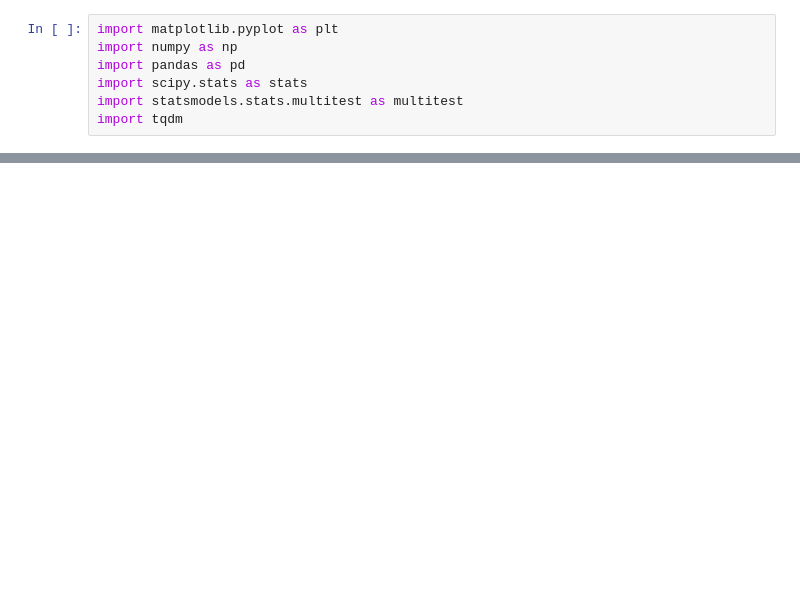
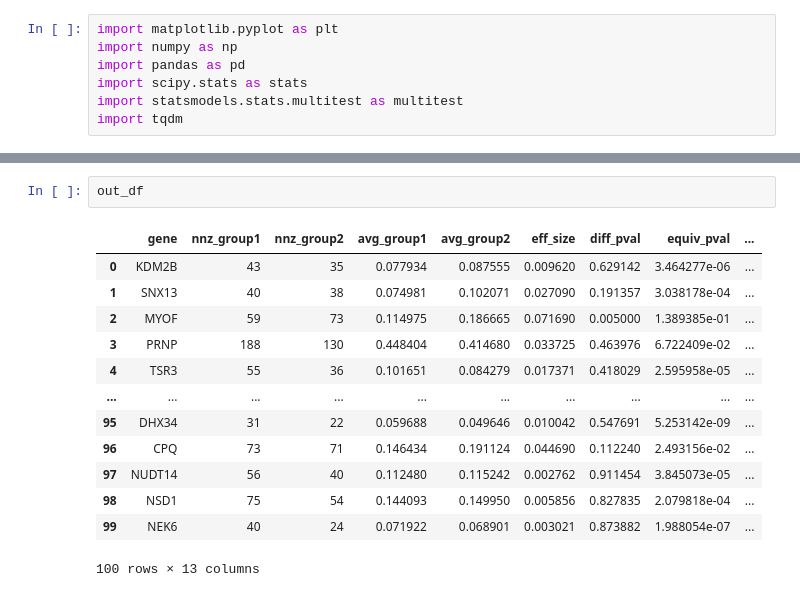
Before and after one commit to juliaolivieri/equivalence_testing, a Jupyter notebook: notebooks/perform_test_tabular_data.ipynb, the cells around one changed output, grey strips where cells are left out. Drawn from its saved outputs; the diff is of its cells as text; blank space fills up the shorter version.

```diff
--- a/notebooks/perform_test_tabular_data.ipynb
+++ b/notebooks/perform_test_tabular_data.ipynb
@@ -125,3 +155,19 @@ equiv pvalue: 0.1001428220589537
+# %%
+out_df
+# %% [output]
+|  | gene | nnz_group1 | nnz_group2 | avg_group1 | avg_group2 | eff_size | diff_pval | equiv_pval | ... |
+| 0 | KDM2B | 43 | 35 | 0.077934 | 0.087555 | 0.009620 | 0.629142 | 3.464277e-06 | ... |
+| 1 | SNX13 | 40 | 38 | 0.074981 | 0.102071 | 0.027090 | 0.191357 | 3.038178e-04 | ... |
+| 2 | MYOF | 59 | 73 | 0.114975 | 0.186665 | 0.071690 | 0.005000 | 1.389385e-01 | ... |
+| 3 | PRNP | 188 | 130 | 0.448404 | 0.414680 | 0.033725 | 0.463976 | 6.722409e-02 | ... |
+| 4 | TSR3 | 55 | 36 | 0.101651 | 0.084279 | 0.017371 | 0.418029 | 2.595958e-05 | ... |
+| ... | ... | ... | ... | ... | ... | ... | ... | ... | ... |
+| 95 | DHX34 | 31 | 22 | 0.059688 | 0.049646 | 0.010042 | 0.547691 | 5.253142e-09 | ... |
+| 96 | CPQ | 73 | 71 | 0.146434 | 0.191124 | 0.044690 | 0.112240 | 2.493156e-02 | ... |
+| 97 | NUDT14 | 56 | 40 | 0.112480 | 0.115242 | 0.002762 | 0.911454 | 3.845073e-05 | ... |
+| 98 | NSD1 | 75 | 54 | 0.144093 | 0.149950 | 0.005856 | 0.827835 | 2.079818e-04 | ... |
+| 99 | NEK6 | 40 | 24 | 0.071922 | 0.068901 | 0.003021 | 0.873882 | 1.988054e-07 | ... |
+100 rows × 13 columns
 # %%
 plt.hist(out_df["diff_pval_adj"])
 plt.title("{}\ndiff_pval_adj".format(dataname))
```
Also changed, not shown: parts of 14 cells of this notebook, 15 other files.
